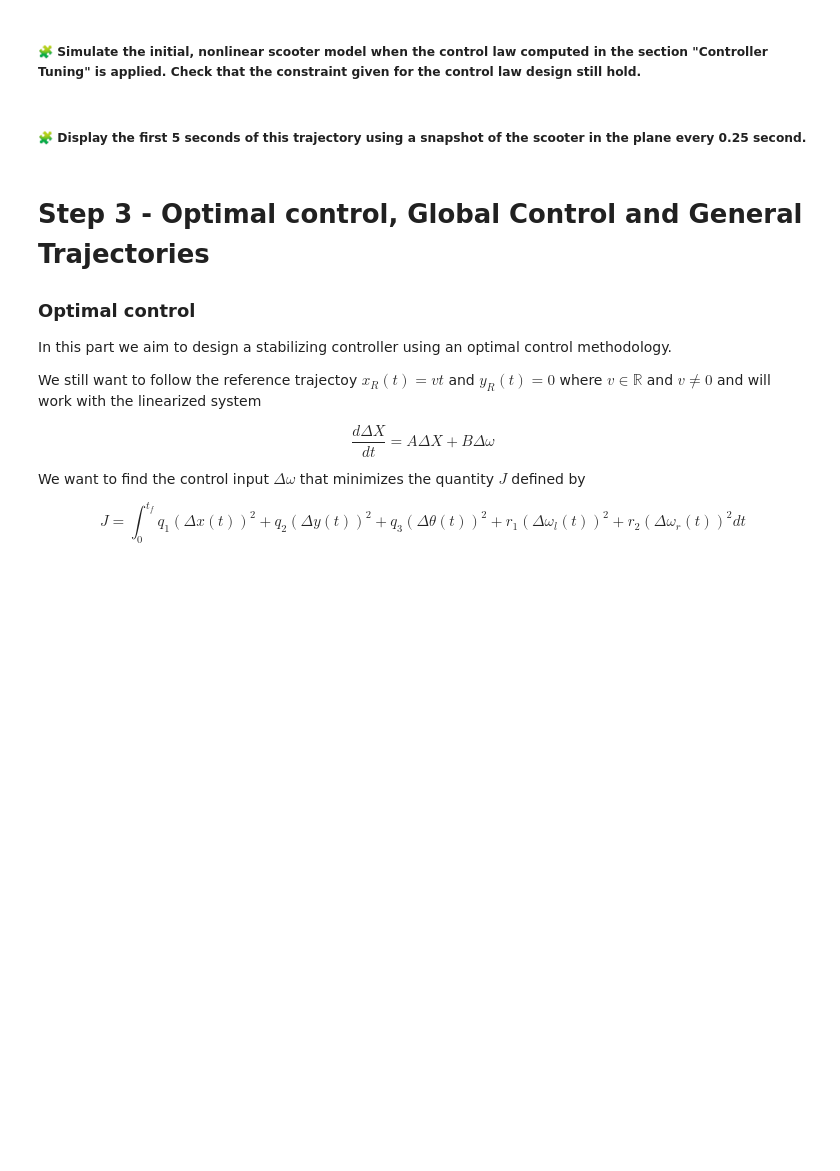
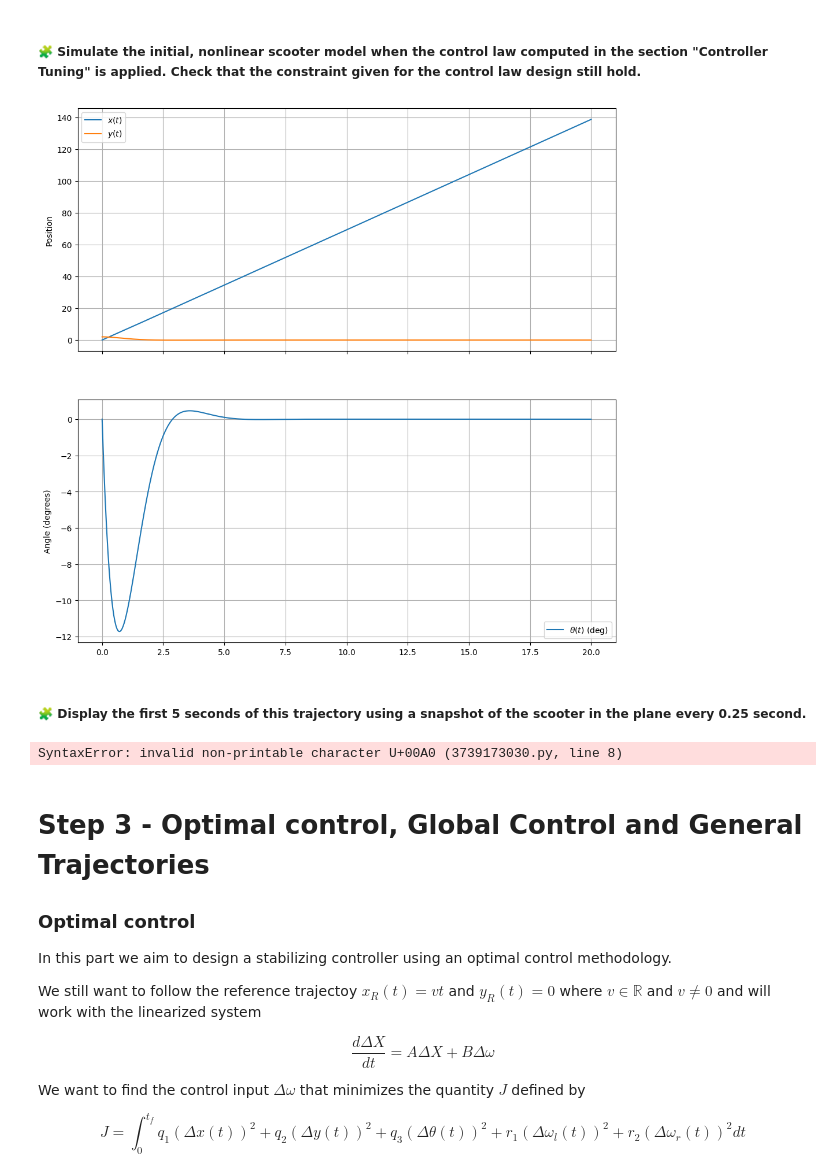
Before and after one commit to Youssef-ADOUIRI/control-engineering-with-python-project-2023-2024, a Jupyter notebook: Project-part-3.ipynb, the cells around one changed output. Drawn from its saved outputs; the diff is of its cells as text; code cells hidden in the pictures; blank space fills up the shorter version.

```diff
--- a/Project-part-3.ipynb
+++ b/Project-part-3.ipynb
@@ -644,2 +642,47 @@ pass
+# %%
+def calculate_dynamics(t, xytheta):
+    x, y, theta = xytheta
+
+    # Calculate state vector derivative
+    dX = np.array([x - v * t, y, theta]).reshape(-1, 1)
+
+    # Control law
+    dOmega = -K @ dX
+    dOmega_l = dOmega[0, 0]
+    dOmega_r = dOmega[1, 0]
+
+    # Calculate derivatives
+    dx = v * np.cos(theta)
+    dy = v * np.sin(theta)
+    dtheta = (dOmega_r - dOmega_l) * r / l
+
+    return [dx, dy, dtheta]
+
+# Solve initial value problem
+results = solve_ivp(fun=calculate_dynamics, t_span=[0, tf], y0=[0, 2, 0], dense_output=True, rtol=1e-6, atol=1e-6)
+solution = results.sol(t)
+dx, dy, dtheta = solution
+
+t = np.linspace(0.0, tf, 1000)
+
+fig, (ax1, ax2) = plt.subplots(2, 1, sharex=True, figsize=(12, 12))
+
+# Plot position
+ax1.plot(t, dx, label="$x(t)$")
+ax1.plot(t, dy, label="$y(t)$")
+ax1.set_ylabel('Position')
+ax1.legend()
+ax1.grid(True)
+
+# Plot angle
+ax2.plot(t, dtheta * 180 / np.pi, label=r"$\theta(t)$ (deg)")
+ax2.set_ylabel('Angle (degrees)')
+ax2.legend()
+ax2.grid(True)
+
+
+plt.show()
+# %% [output]
+[figure, added]
 # %% [markdown]
 ##### 🧩 Display the first 5 seconds of this trajectory using a snapshot of the scooter in the plane every 0.25 second.
@@ -648,3 +689,14 @@ pass
+# %%
+step = 0.25
+
+t = arange(0,5+step,step)
+y0=[0, 2, 0]
+sol_t = results["sol"](t)
+draw_arena(-1, 40, -1, 5)
+for x, y, theta in sol_t.T:
+  draw_scooter(x, y, theta)
+# %% [output]
+SyntaxError: invalid non-printable character U+00A0 (3739173030.py, line 8)
 # %% [markdown]
 # Step 3 - Optimal control, Global Control and General Trajectories
 
```
Also changed, not shown: parts of 2 cells of this notebook.
